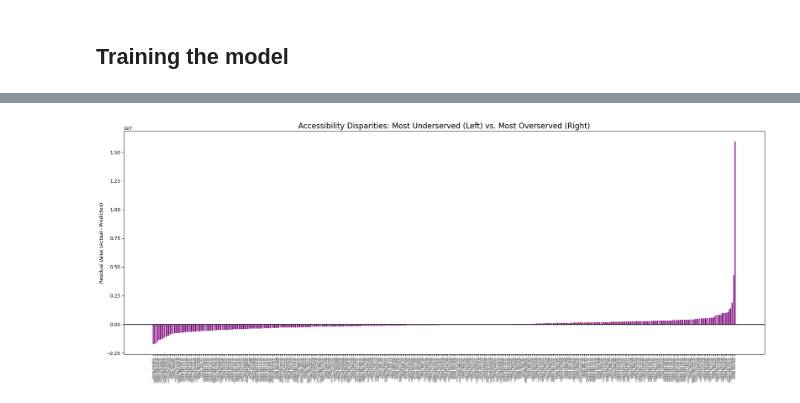
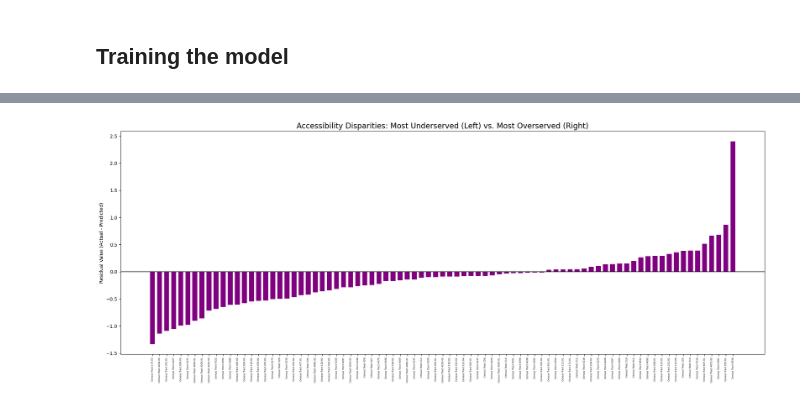
Before and after one commit to davidzhangberkeley/GIStis-League, a Jupyter notebook: meeting3_hw.ipynb, the cells around one changed output, grey strips where cells are left out. Drawn from its saved outputs; the diff is of its cells as text; code cells hidden in the pictures.

```diff
--- a/meeting3_hw.ipynb
+++ b/meeting3_hw.ipynb
@@ -106,0 +59,10 @@ dtype: int64
+# %%
+# Dropping rows where Accessibility Index is null
+df = df.dropna(subset=[' Accessibility_Index'])
+# %%
+# Filling in missing values
+numeric_df = df.select_dtypes(include=['number'])
+missing_val_cols = numeric_df.columns[numeric_df.isnull().any()].tolist()
+for column_name in missing_val_cols:
+    column_median = df[column_name].median()
+    df[column_name] = df[column_name].fillna(column_median)
@@ -145,37 +133,48 @@ y = df.iloc[:, -1].values
+# %%
+# Standardizing the features and split into training and testing
+from sklearn.preprocessing import StandardScaler
+from sklearn.model_selection import train_test_split
+scaler = StandardScaler()
+
+X_train, X_test,y_train, y_test = train_test_split(X,y_log, test_size = 0.2, random_state=42)
+
+X_train_scaled = scaler.fit_transform(X_train)
+X_test_scaled = scaler.transform(X_test)
 # %%
 # Linear Regression
 from sklearn.linear_model import LinearRegression
 lr = LinearRegression()
-lr.fit(X,y)
-lr_pred = lr.predict(X)
+lr.fit(X_train_scaled,y_train)
+lr_pred = lr.predict(X_test_scaled)
 # %%
+# Bar Chart of Residuals
 import pandas as pd
 import matplotlib.pyplot as plt
 
 # 1. Create the results dataframe
 # We use .copy() to avoid 'SettingWithCopyWarning'
-results_df = df[['GEOID', 'NAMELSAD']].copy()
+results_df = df.loc[y_test.index,['GEOID', 'NAMELSAD']].copy()
 
 # 2. Add the actual, predicted, and residual columns
-results_df['Actual'] = y
+results_df['Actual'] = y_test
 results_df['Predicted'] = lr_pred
 results_df['Residual'] = results_df['Actual'] - results_df['Predicted']
 
-# 3. SORT the data (This is the secret to a readable chart!)
+# 3. SORT the data
 # Sorting puts the most underserved tracts on the left
 results_df = results_df.sort_values(by='Residual')
 
 # 4. Plot with extra padding
 plt.figure(figsize=(20, 8))
 plt.bar(results_df['NAMELSAD'], results_df['Residual'], color='purple', width=0.7)
 
 plt.axhline(0, color='black', lw=1.5)
 plt.xticks(rotation=90, fontsize=5)
 
 plt.title("Accessibility Disparities: Most Underserved (Left) vs. Most Overserved (Right)", fontsize=16)
 plt.ylabel("Residual Value (Actual - Predicted)")
 plt.tight_layout()
 
 plt.show()
 # %% [output]
-[figure, old version]
+[figure, new version]
```
Also changed, not shown: parts of 18 cells of this notebook.
